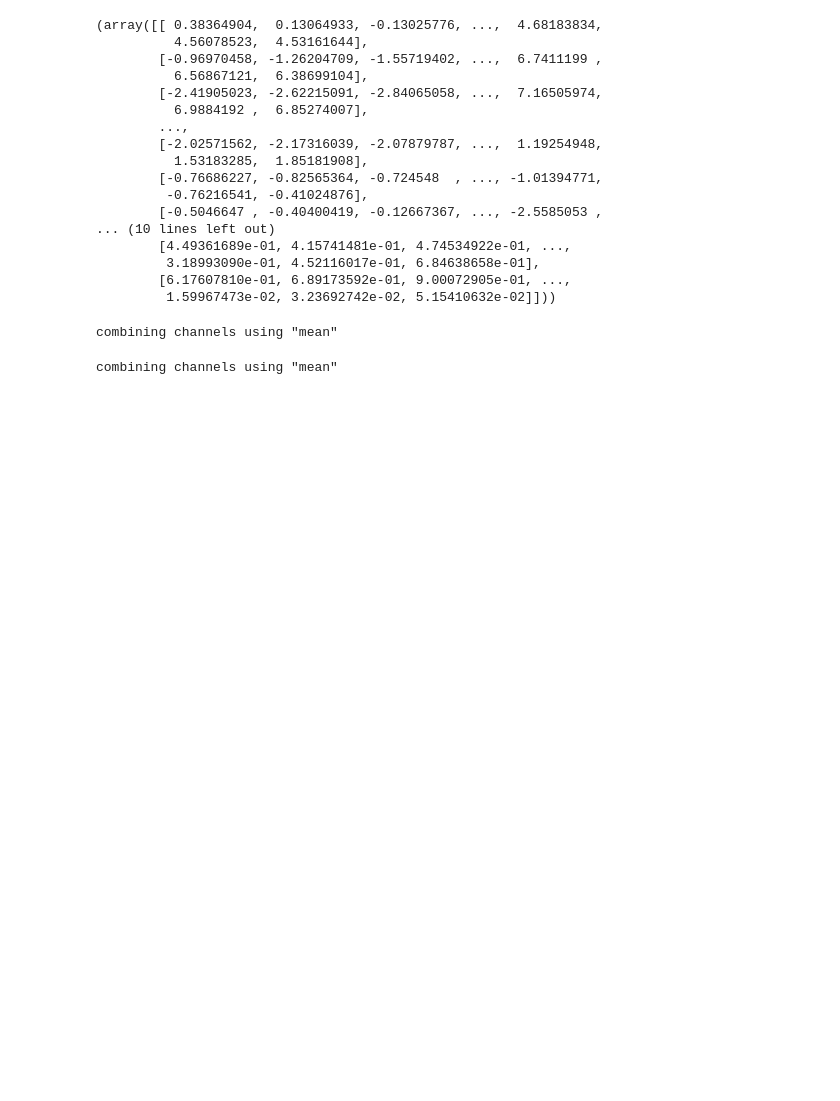
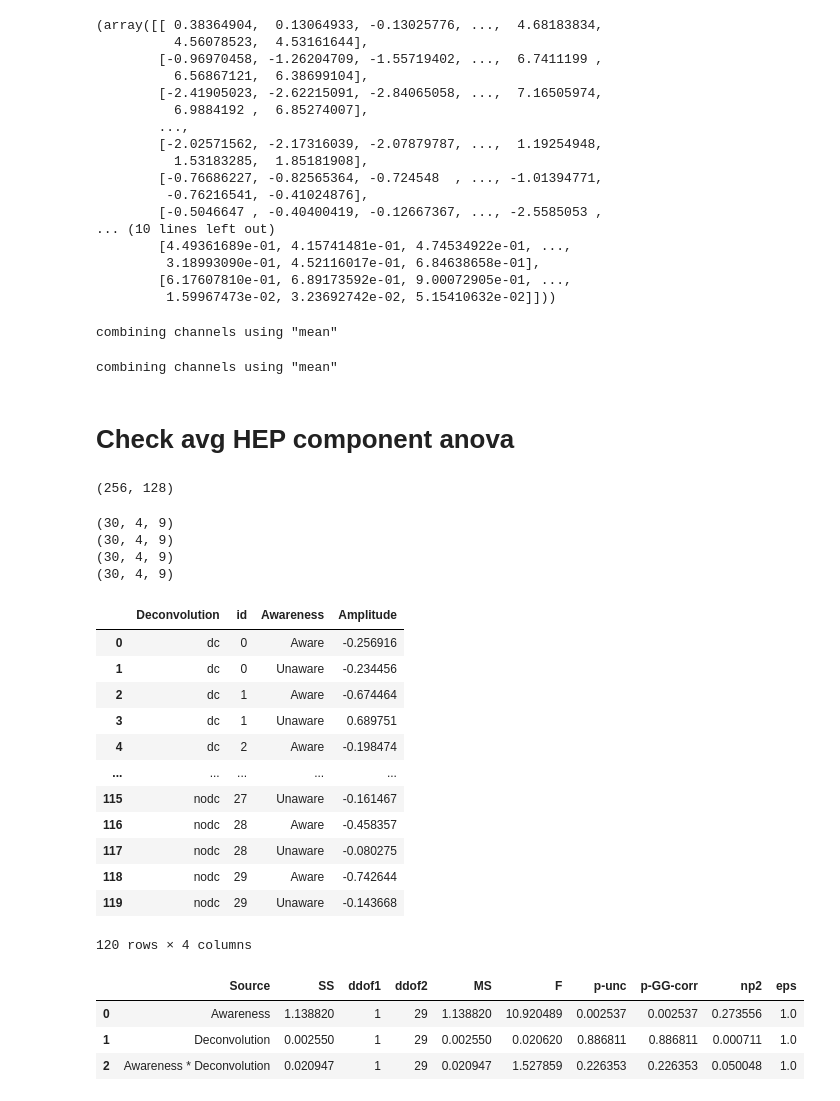
Before and after one commit to vivile42/unfold_proj, a Jupyter notebook: stats/unfold_stats_BF.ipynb, the cells around one changed output. Drawn from its saved outputs; the diff is of its cells as text; code cells hidden in the pictures; blank space fills up the shorter version.

```diff
--- a/stats/unfold_stats_BF.ipynb
+++ b/stats/unfold_stats_BF.ipynb
@@ -882,3 +951,77 @@ combining channels using "mean"
 cond='R2'
 file_dir=f'ana/deconvolution/figures/waveforms_gavg_{modtype}_{erp_type}_{cond}_nodc.svg'
 fig_fin[0].savefig(file_dir,format='svg')
+# %% [markdown]
+# Check avg HEP component anova
+# %%
+g_num='g01'
+file_dir=f'ana/deconvolution/ep_betas/modfit/dc/{g_num}_modfit_hep_awareness_unaware_dc.ep'
+f = open(file_dir)
+# %%
+data=np.loadtxt(file_dir)
+data.shape
+# %% [output]
+(256, 128)
+# %%
+subject_list=cs.G_N
+X=np.empty((len(subject_list),data.shape[1],data.shape[0]))
+cond_list=["awareness_unaware","awareness","awareness","card_phase_sys","_Intercept_","awareness_unaware_card_phase_sys"]
+
+fit='awafit'
+dc_list=['dc','nodc']
+beta_type=cond_list[4]
+aware_list=['aware','unaware']
+
+main_dict={}
+
+for awa_cond in aware_list:
+    for dc_cond in dc_list:
+        local_erp_list=[]
+        for idx,g_num in enumerate(subject_list):
+            file_dir=f'ana/deconvolution/ep_betas/{fit}/{dc_cond}/{g_num}_{awa_cond}_hep_{beta_type}_{dc_cond}.ep'
+            data=np.loadtxt(file_dir).T
+            evo=s_hp.get_evo(data,tmin=-0.2)
+            local_erp_list.append(evo)
+        key_dict= f'{awa_cond} {dc_cond}'
+        main_dict[key_dict]=local_erp_list
+# %%
+crop_period=[0.49,0.52]
+regions=dict(dc_post=['A5','A14','A16','A18','A23'],dc_front=['C32','D4'],nodc=['B12','B14','B23','B24'] )
+
+erp_df=s_hp.get_erp_df(main_dict,crop_period,regions['nodc'])
+# %% [output]
+(30, 4, 9)
+(30, 4, 9)
+(30, 4, 9)
+(30, 4, 9)
+# %%
+erp_df=pd.DataFrame.from_dict(erp_df)
+erp_df['id']=erp_df.index
+wide1=pd.wide_to_long(erp_df,stubnames=['aware','unaware'],i='id',j='Deconvolution',sep="",suffix='\D+')
+wide1.rename(columns=dict(aware='AmplitudeAware',unaware='AmplitudeUnaware'),inplace=True)
+wide1.reset_index(inplace=True)
+wide2=pd.wide_to_long(wide1,stubnames=['Amplitude'],i=['Deconvolution','id'],j='Awareness',sep="",suffix='\D+')
+wide2.reset_index(inplace=True)
+wide2
+# %% [output]
+|  | Deconvolution | id | Awareness | Amplitude |
+| 0 | dc | 0 | Aware | -0.256916 |
+| 1 | dc | 0 | Unaware | -0.234456 |
+| 2 | dc | 1 | Aware | -0.674464 |
+| 3 | dc | 1 | Unaware | 0.689751 |
+| 4 | dc | 2 | Aware | -0.198474 |
+| ... | ... | ... | ... | ... |
+| 115 | nodc | 27 | Unaware | -0.161467 |
+| 116 | nodc | 28 | Aware | -0.458357 |
+| 117 | nodc | 28 | Unaware | -0.080275 |
+| 118 | nodc | 29 | Aware | -0.742644 |
+| 119 | nodc | 29 | Unaware | -0.143668 |
+120 rows × 4 columns
+# %%
+import pingouin as pg
+pg.rm_anova(data=wide2,dv='Amplitude',within=['Awareness','Deconvolution'],subject='id',effsize='np2')
+# %% [output]
+|  | Source | SS | ddof1 | ddof2 | MS | F | p-unc | p-GG-corr | np2 | eps |
+| 0 | Awareness | 1.138820 | 1 | 29 | 1.138820 | 10.920489 | 0.002537 | 0.002537 | 0.273556 | 1.0 |
+| 1 | Deconvolution | 0.002550 | 1 | 29 | 0.002550 | 0.020620 | 0.886811 | 0.886811 | 0.000711 | 1.0 |
+| 2 | Awareness * Deconvolution | 0.020947 | 1 | 29 | 0.020947 | 1.527859 | 0.226353 | 0.226353 | 0.050048 | 1.0 |
```
Also changed, not shown: parts of 78 cells of this notebook, 7 other files.
